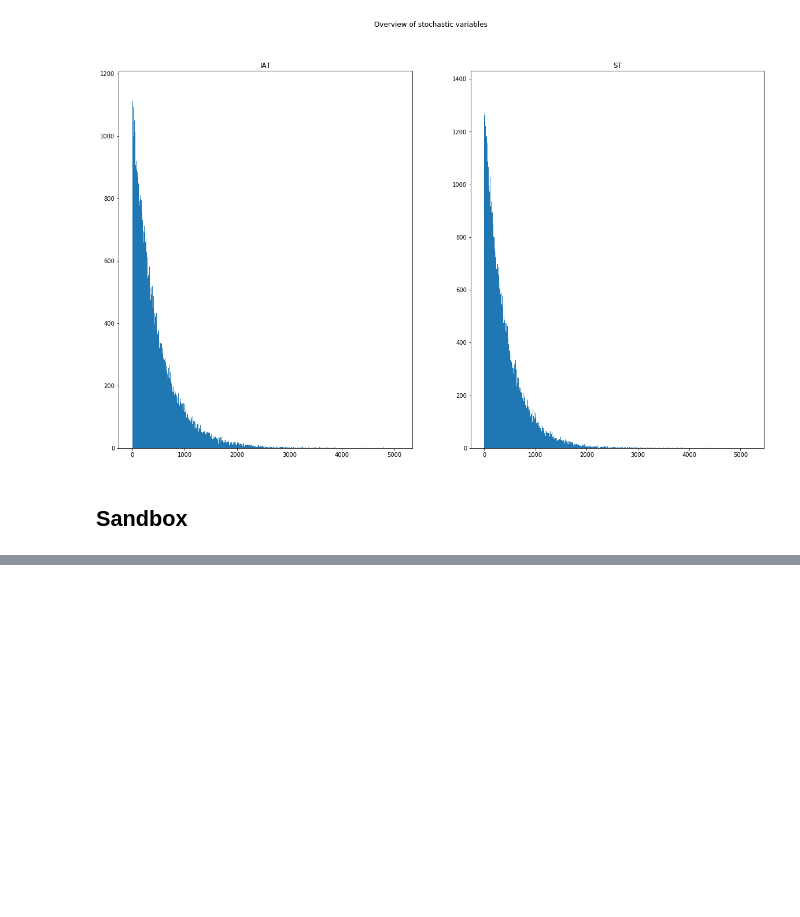
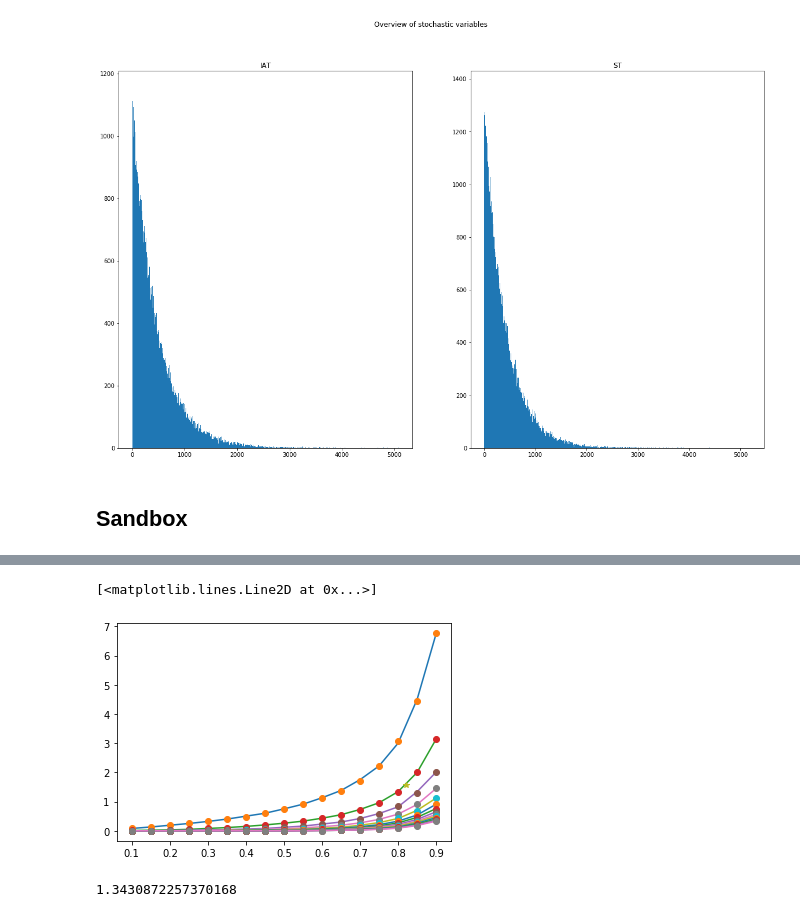
Before and after one commit to TUDelft-CITG/OpenQTSim, a Jupyter notebook: notebooks/Queueing theory - M M 1 example.ipynb, the cells around one changed output, grey strips where cells are left out. Saved outputs shown, nothing was run; the diff lists cells and outputs as text; code cells hidden in the pictures; blank space fills up the shorter version.

```diff
--- a/notebooks/Queueing theory - M M 1 example.ipynb
+++ b/notebooks/Queueing theory - M M 1 example.ipynb
@@ -163,0 +221,24 @@ ax2.hist(sim.log["ST"],1000); ax2.set_title('ST');
+# %%
+utilisations = np.array([.1, .15, .2, .25, .3, .35, .4, .45, .5, .55, .6, .65, .7, .75, .8, .85, .9])
+nr_of_servers = np.array([1, 2, 3, 4, 5, 6, 7, 8, 9, 10, 11, 12, 13, 14])
+data = np.array([
+    [0.08, 0.01, 0.00, 0.00, 0.00, 0.00, 0.00, 0.00, 0.00, 0.00, 0.00, 0.00, 0.00, 0.00],
+    [0.13, 0.02, 0.00, 0.00, 0.00, 0.00, 0.00, 0.00, 0.00, 0.00, 0.00, 0.00, 0.00, 0.00],
+    [0.19, 0.03, 0.01, 0.00, 0.00, 0.00, 0.00, 0.00, 0.00, 0.00, 0.00, 0.00, 0.00, 0.00],
+    [0.25, 0.05, 0.02, 0.00, 0.00, 0.00, 0.00, 0.00, 0.00, 0.00, 0.00, 0.00, 0.00, 0.00],
+    [0.32, 0.08, 0.03, 0.01, 0.00, 0.00, 0.00, 0.00, 0.00, 0.00, 0.00, 0.00, 0.00, 0.00],
+    [0.40, 0.11, 0.04, 0.02, 0.01, 0.00, 0.00, 0.00, 0.00, 0.00, 0.00, 0.00, 0.00, 0.00],
+    [0.50, 0.15, 0.06, 0.03, 0.02, 0.01, 0.01, 0.00, 0.00, 0.00, 0.00, 0.00, 0.00, 0.00],
+    [0.60, 0.20, 0.08, 0.05, 0.03, 0.02, 0.01, 0.00, 0.00, 0.00, 0.00, 0.00, 0.00, 0.00],
+    [0.75, 0.26, 0.12, 0.07, 0.04, 0.03, 0.02, 0.01, 0.01, 0.01, 0.00, 0.00, 0.00, 0.00],
+    [0.91, 0.33, 0.16, 0.10, 0.06, 0.04, 0.03, 0.02, 0.02, 0.01, 0.01, 0.01, 0.00, 0.00],
+    [1.13, 0.43, 0.23, 0.14, 0.09, 0.06, 0.05, 0.03, 0.03, 0.02, 0.02, 0.01, 0.01, 0.01],
+    [1.38, 0.55, 0.30, 0.19, 0.12, 0.09, 0.07, 0.05, 0.04, 0.03, 0.03, 0.02, 0.02, 0.02],
+    [1.75, 0.73, 0.42, 0.27, 0.19, 0.14, 0.11, 0.09, 0.07, 0.06, 0.05, 0.04, 0.03, 0.03],
+    [2.22, 0.96, 0.59, 0.39, 0.28, 0.21, 0.17, 0.14, 0.12, 0.10, 0.08, 0.07, 0.06, 0.05],
+    [3.00, 1.34, 0.82, 0.57, 0.42, 0.33, 0.27, 0.22, 0.18, 0.16, 0.13, 0.11, 0.10, 0.09],
+    [4.50, 2.00, 1.34, 0.90, 0.70, 0.54, 0.46, 0.39, 0.34, 0.30, 0.26, 0.23, 0.20, 0.18],
+    [6.75, 3.14, 2.01, 1.45, 1.12, 0.91, 0.76, 0.65, 0.56, 0.50, 0.45, 0.40, 0.36, 0.33]
+])
+
+df = pd.DataFrame(data, index=utilisations, columns=nr_of_servers)
@@ -163,0 +266,20 @@ ax2.hist(sim.log["ST"],1000); ax2.set_title('ST');
+# %%
+utilisation = .85
+nr_of_servers_to_chk = 1
+poly_order = 6
+# %%
+for j in nr_of_servers:
+    # Create a 6th order polynomial fit through the data (for nr_of_stations_chk)
+    target = df.loc[:, j]
+    p_p = np.polyfit(target.index, target.values, poly_order)
+
+    plt.plot(utilisations, target)
+    waiting_factors = []
+    for i in utilisations:
+        waiting_factors.append(np.polyval(p_p, i))
+
+    plt.plot(utilisations, waiting_factors, 'o')
+plt.plot(.82, factor,'*')
+# %% [output]
+[<matplotlib.lines.Line2D at 0x...>]
+[figure, added]
@@ -163,0 +288,4 @@ ax2.hist(sim.log["ST"],1000); ax2.set_title('ST');
+# %%
+factor
+# %% [output]
+1.3430872257370168
```
Also changed, not shown: parts of 3 cells of this notebook, 2 other files.
